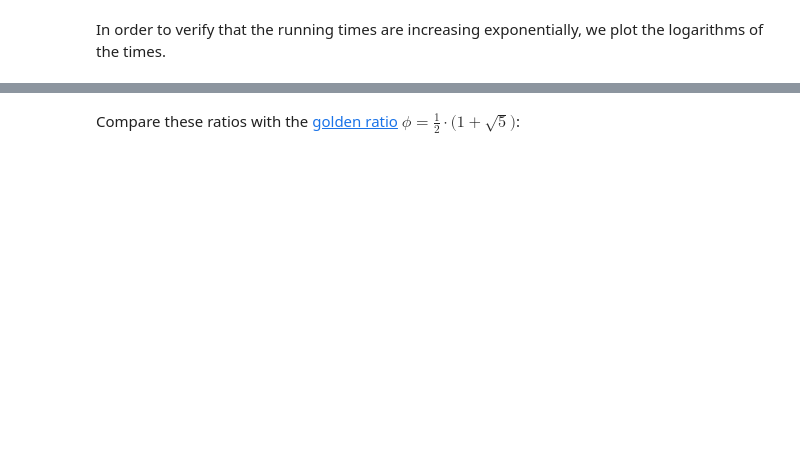
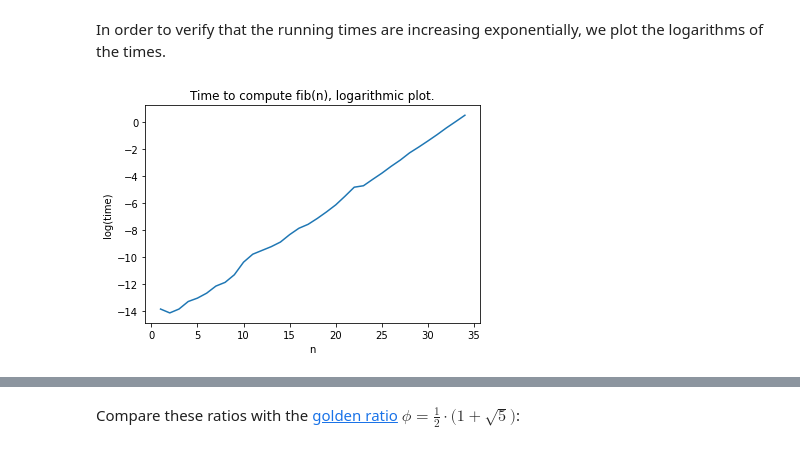
Before and after one commit to karlstroetmann/Artificial-Intelligence, a Jupyter notebook: Python/3 Games/Memoization.ipynb, the cells around one changed output, grey strips where cells are left out. Drawn from its saved outputs; the diff is of its cells as text; code cells hidden in the pictures; blank space fills up the shorter version.

```diff
--- a/Python/3 Games/Memoization.ipynb
+++ b/Python/3 Games/Memoization.ipynb
@@ -47,7 +70,12 @@ import math
 # %%
 LogTs = [math.log(t) for t in Ts]
 plt.plot(Ns, LogTs)
+plt.xlabel('n')
+plt.ylabel('log(time)')
+plt.title('Time to compute fib(n), logarithmic plot.')
 plt.show()
+# %% [output]
+[figure, added]
 # %%
 for n in range(1, N-1):
     print(Ts[n]/Ts[n-1])
```
Also changed, not shown: parts of 6 cells of this notebook.
